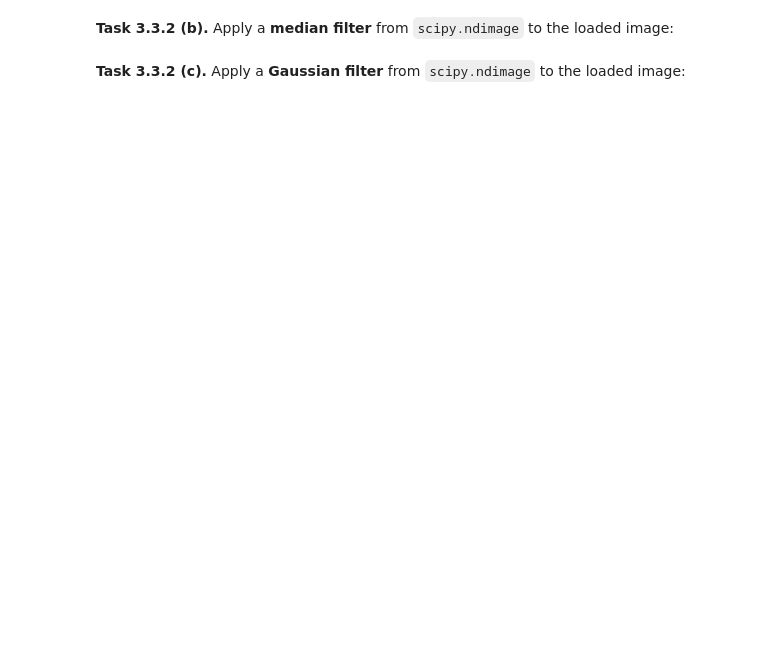
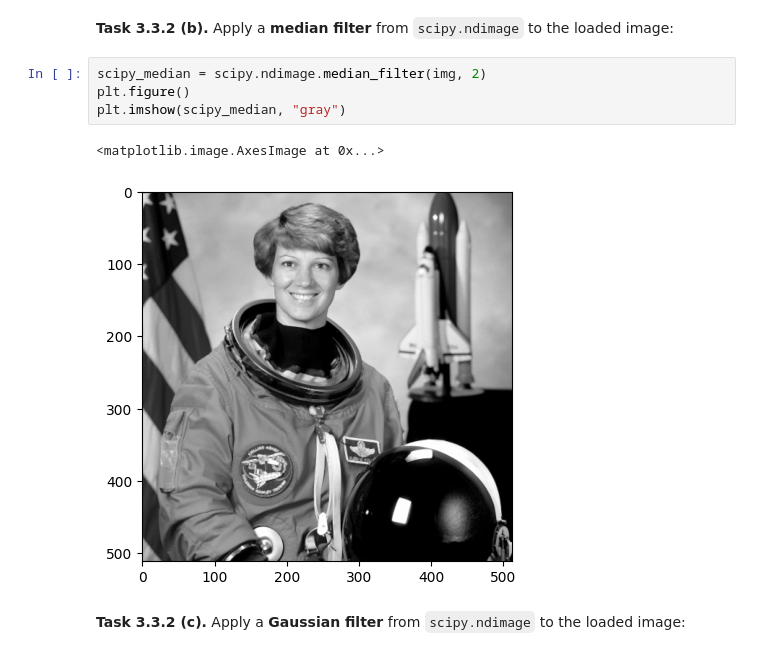
Before and after one commit to balint-bozoki/mobi-fs3-python, a Jupyter notebook: task3.ipynb, the cells around one changed output. Cells and saved outputs as stored; diff of their text form; blank space fills up the shorter version.

```diff
--- a/task3.ipynb
+++ b/task3.ipynb
@@ -91,4 +100,11 @@ assert numpy.allclose(median_ref, median_test, atol=1/255)
 # %% [markdown]
 **<a id="#">Task 3.3.2 (b).</a>** Apply a **median filter** from `scipy.ndimage` to the loaded image:
+# %%
+scipy_median = scipy.ndimage.median_filter(img, 2)
+plt.figure()
+plt.imshow(scipy_median, "gray")
+# %% [output]
+<matplotlib.image.AxesImage at 0x...>
+[figure, added]
 # %% [markdown]
 **<a id="#">Task 3.3.2 (c).</a>** Apply a **Gaussian filter** from `scipy.ndimage` to the loaded image:
```
Also changed, not shown: parts of 6 cells of this notebook.
